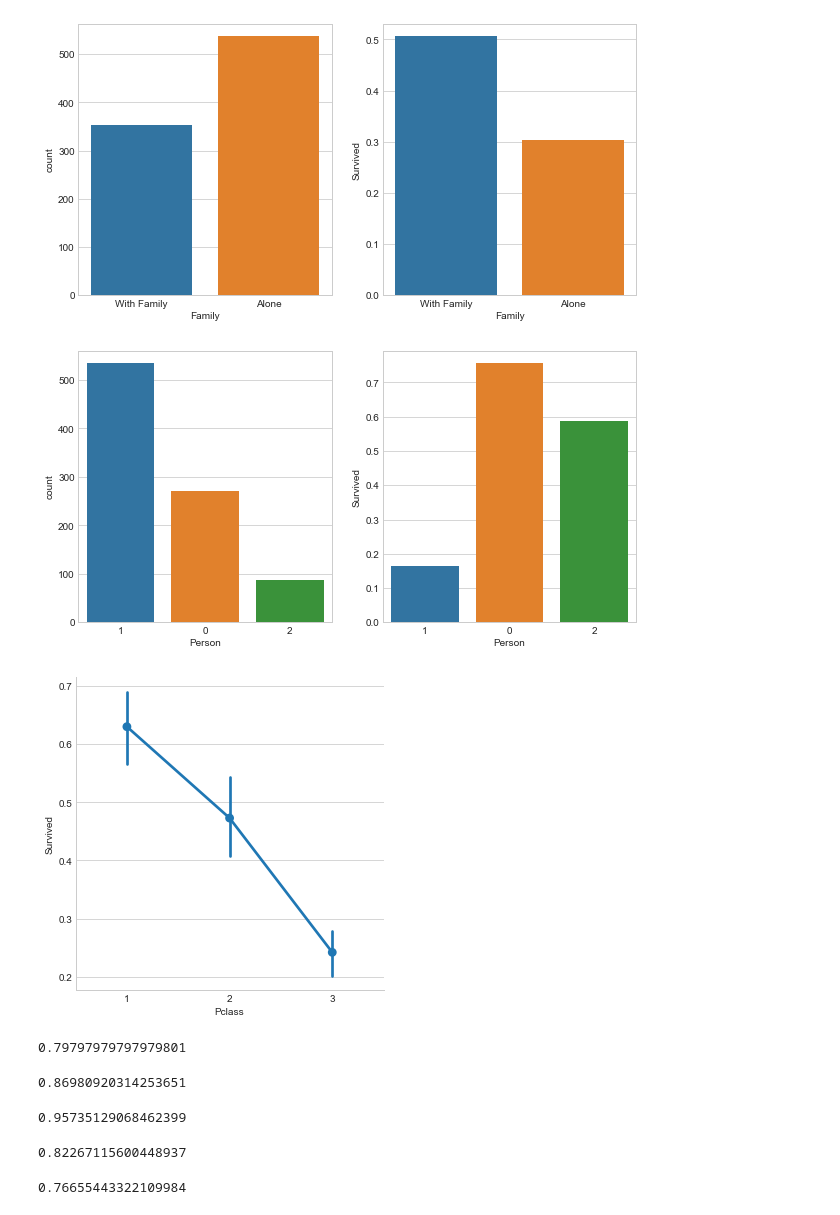
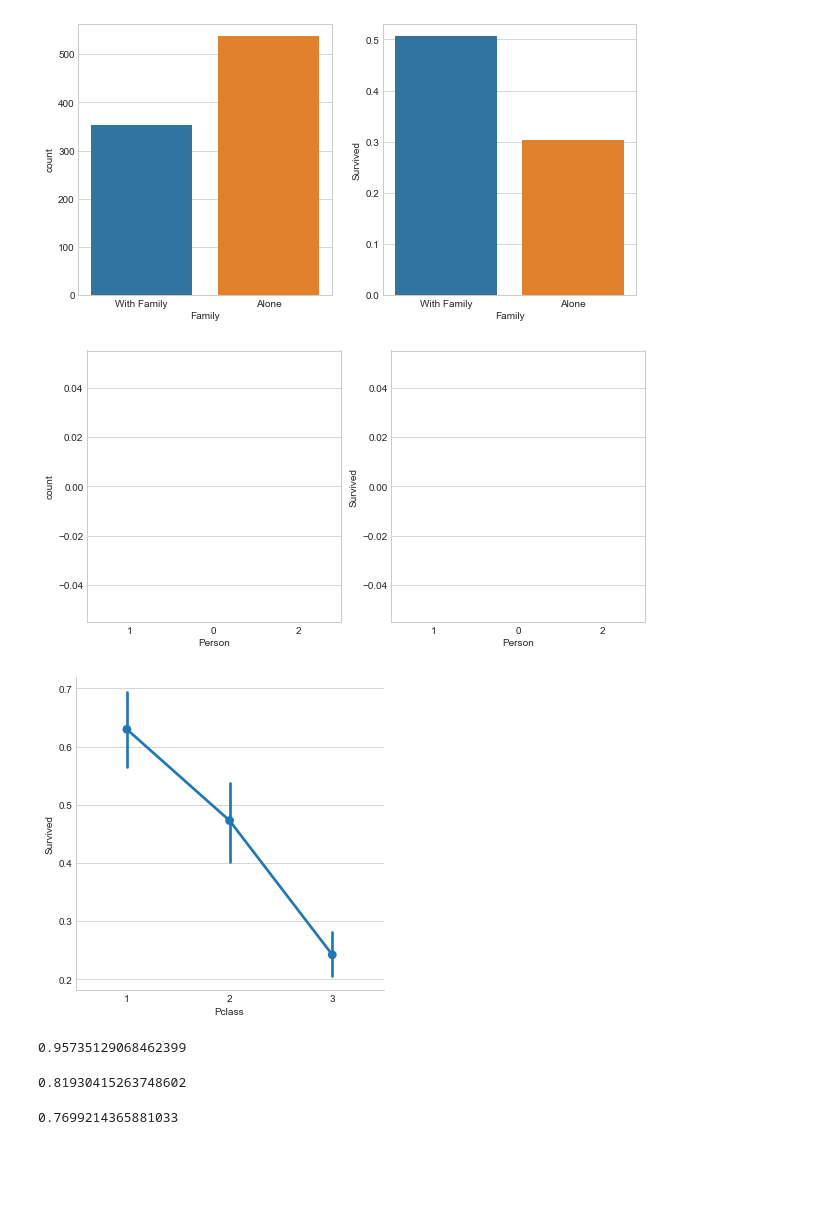
Before and after one commit to Atulkmr/Kaggle, a Jupyter notebook: Titanic_survival_exploration.ipynb, the cells around one changed output. Cells and saved outputs as stored; diff of their text form; code cells hidden in the pictures; blank space fills up the shorter version.

Commit message:
Revert replace of male female renaming to 0 and 1

```diff
--- a/Titanic_survival_exploration.ipynb
+++ b/Titanic_survival_exploration.ipynb
@@ -115,9 +115,9 @@ See the caveats in the documentation: http://pandas.pydata.org/pandas-docs/stabl
 # %%
-# peaks for survived/not survived passengers by their age
+
 # replace male and female with 1 and 0 respectively.
-titanic_df.loc[titanic_df['Sex']=='male', 'Sex'] = 1
-titanic_df.loc[titanic_df['Sex']=='female', 'Sex'] = 0
-titanic_df['Sex'].astype(int)
+# titanic_df.loc[titanic_df['Sex']=='male', 'Sex'] = 1
+# titanic_df.loc[titanic_df['Sex']=='female', 'Sex'] = 0
+# titanic_df['Sex'].astype(int)
 
 facet = sns.FacetGrid(titanic_df, hue='Survived',aspect=4)
 facet.map(sns.kdeplot,'Age',shade=True)
@@ -181,41 +181,44 @@ See the caveats in the documentation: http://pandas.pydata.org/pandas-docs/stabl
 # male  : 1
 # female: 0
 
 def get_person(passenger):
     age,sex = passenger
-    return 2 if age < 16 else sex
+#     return 2 if age < 16 else sex
+    return 'child' if age < 16 else sex
 
 titanic_df['Person'] = titanic_df[['Age','Sex']].apply(get_person,axis=1)
 test_df['Person']    = test_df[['Age','Sex']].apply(get_person,axis=1)
 
-# No need to use Sex column since we created Person column
 titanic_df.drop(['Sex'],axis=1,inplace=True)
 test_df.drop(['Sex'],axis=1,inplace=True)
 
-# create dummy variables for Person column, & drop Male as it has the lowest average of survived passengers
 person_dummies_titanic  = pd.get_dummies(titanic_df['Person'])
-person_dummies_titanic.columns = [0,1,2]
-person_dummies_titanic.drop([1], axis=1, inplace=True)
+person_dummies_titanic.columns = ['female', 'male', 'child']
+# person_dummies_titanic.columns = [0,1,2]
+person_dummies_titanic.drop(['male'], axis=1, inplace=True)
+# person_dummies_titanic.drop([1], axis=1, inplace=True)
 
 person_dummies_test  = pd.get_dummies(test_df['Person'])
-person_dummies_test.columns = [0,1,2]
-person_dummies_test.drop([1], axis=1, inplace=True)
+# person_dummies_test.columns = [0,1,2]
+person_dummies_test.columns = ['female', 'male', 'child']
+# person_dummies_test.drop([1], axis=1, inplace=True)
+person_dummies_test.drop(['male'], axis=1, inplace=True)
 
 titanic_df = titanic_df.join(person_dummies_titanic)
 test_df    = test_df.join(person_dummies_test)
 
 fig, (axis1,axis2) = plt.subplots(1,2,figsize=(10,5))
 
 # sns.factorplot('Person',data=titanic_df,kind='count',ax=axis1)
 sns.countplot(x='Person', data=titanic_df, ax=axis1, order=[1,0,2])
 
 person_perc = titanic_df[["Person", "Survived"]].groupby(['Person'],as_index=False).mean()
 sns.barplot(x='Person', y='Survived', data=person_perc, ax=axis2, order=[1,0,2])
 
 titanic_df.drop(['Person'],axis=1,inplace=True)
 test_df.drop(['Person'],axis=1,inplace=True)
 # %% [output]
-[figure, old version]
+[figure, new version]
 # %%
 # Pclass
 
@@ -237,5 +240,5 @@ test_df.drop(['Pclass'],axis=1,inplace=True)
 titanic_df = titanic_df.join(pclass_dummies_titanic)
 test_df    = test_df.join(pclass_dummies_test)
 # %% [output]
-[figure, old version]
+[figure, new version]
 # %%
@@ -247,27 +248,23 @@ X_test  = test_df.drop(["PassengerId"], axis=1).copy()
 # %%
 # Logistic Regression
 
-logreg = LogisticRegression()
+# logreg = LogisticRegression()
 
-logreg.fit(X_train, Y_train)
+# logreg.fit(X_train, Y_train)
 
-Y_pred = logreg.predict(X_test)
+# Y_pred = logreg.predict(X_test)
 
-logreg.score(X_train, Y_train)
+# logreg.score(X_train, Y_train)
-# %% [output]
-0.79797979797979801
 # %%
 # Support Vector Machines
 
-svc = SVC()
+    # svc = SVC()
 
-svc.fit(X_train, Y_train)
+# svc.fit(X_train, Y_train)
 
-Y_pred = svc.predict(X_test)
+# Y_pred = svc.predict(X_test)
 
-svc.score(X_train, Y_train)
+# svc.score(X_train, Y_train)
-# %% [output]
-0.86980920314253651
 # %%
 # Random Forests
 
@@ -281,27 +278,27 @@ random_forest.score(X_train, Y_train)
 # %% [output]
 0.95735129068462399
 # %%
-knn = KNeighborsClassifier(n_neighbors = 3)
+# knn = KNeighborsClassifier(n_neighbors = 3)
 
-knn.fit(X_train, Y_train)
+# knn.fit(X_train, Y_train)
 
-Y_pred = knn.predict(X_test)
+# Y_pred = knn.predict(X_test)
 
-knn.score(X_train, Y_train)
+# knn.score(X_train, Y_train)
 # %% [output]
-0.82267115600448937
+0.81930415263748602
 # %%
 # Gaussian Naive Bayes
 
-gaussian = GaussianNB()
+# gaussian = GaussianNB()
 
-gaussian.fit(X_train, Y_train)
+# gaussian.fit(X_train, Y_train)
 
-Y_pred = gaussian.predict(X_test)
+# Y_pred = gaussian.predict(X_test)
 
-gaussian.score(X_train, Y_train)
+# gaussian.score(X_train, Y_train)
 # %% [output]
-0.76655443322109984
+0.7699214365881033
 # %%
 # get Correlation Coefficient for each feature using Logistic Regression
 coeff_df = DataFrame(titanic_df.columns.delete(0))
```
Also changed, not shown: parts of 5 cells of this notebook.
